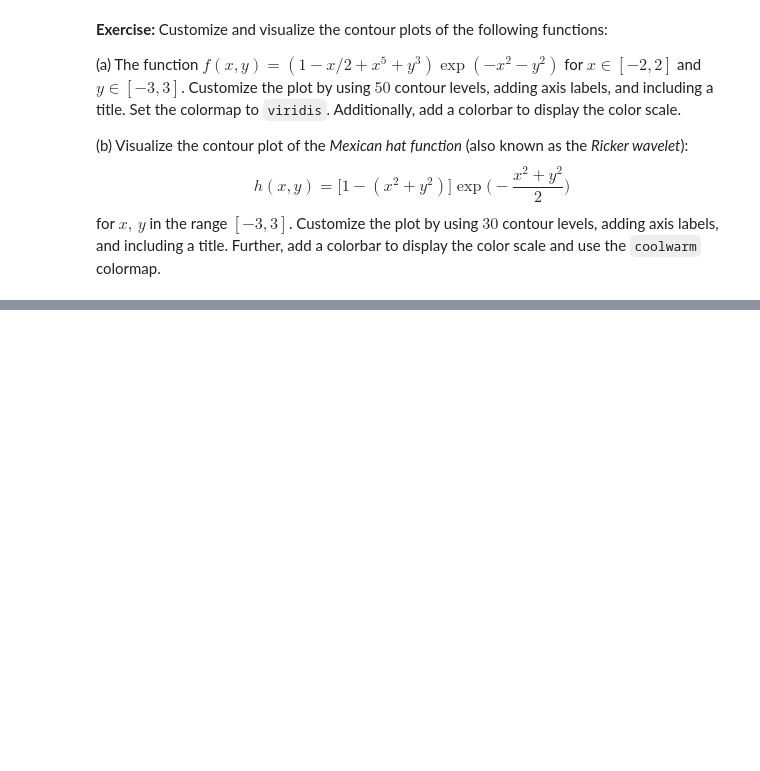
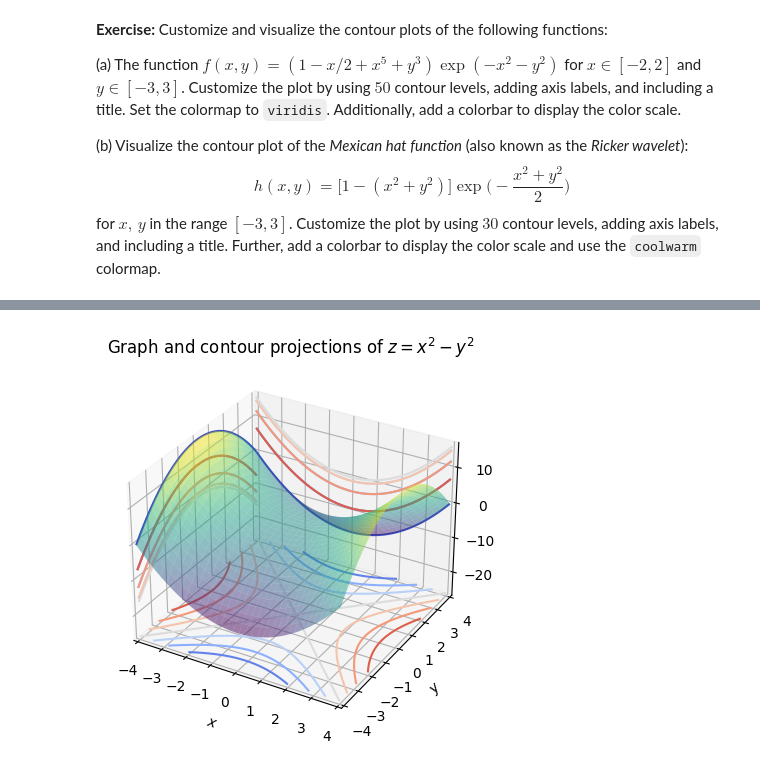
Before and after one commit to pzuehlke/Python-Tutorial, a Jupyter notebook: 7-introduction_to_matplotlib.ipynb, the cells around one changed output, grey strips where cells are left out. Saved outputs shown, nothing was run; the diff lists cells and outputs as text; code cells hidden in the pictures; blank space fills up the shorter version.

```diff
--- a/7-introduction_to_matplotlib.ipynb
+++ b/7-introduction_to_matplotlib.ipynb
@@ -502,0 +517,37 @@ colorbar to display the color scale and use the `coolwarm` colormap.
+# %%
+import numpy as np
+import matplotlib.pyplot as plt
+from mpl_toolkits.mplot3d import Axes3D
+
+
+# Define the function:
+f = lambda x, y: x**2 - y**2
+
+# Generate the x and y values:
+xs = np.linspace(-4, 4, 101)
+ys = np.linspace(-4, 4, 101)
+X, Y = np.meshgrid(xs, ys)
+# Calculate the z values:
+Z = f(X, Y)
+
+# Create the 3D plot:
+fig = plt.figure()
+ax = fig.add_subplot(111, projection='3d')
+ax.plot_surface(X, Y, Z, cmap='viridis', alpha=0.5)
+
+# Plot contour projections:
+z_offset = np.min(Z) - 10
+x_offset = -4
+y_offset = 4
+ax.contour(X, Y, Z, zdir='z', offset=z_offset, cmap='coolwarm')
+ax.contour(X, Y, Z, zdir='x', offset=x_offset, cmap='coolwarm')
+ax.contour(X, Y, Z, zdir='y', offset=y_offset, cmap='coolwarm')
+
+# Set axis limits and labels:
+ax.set(xlim=(x_offset, 4), ylim=(-4, y_offset), zlim=(z_offset, np.max(Z)),
+       xlabel='$ x $', ylabel='$ y $', zlabel='$ z $')
+# Specify the title:
+plt.title("Graph and contour projections of $ z = x^2 - y^2 $")
+plt.show()     # Display the plot.
+# %% [output]
+[figure, added]
```
Also changed, not shown: parts of 4 cells of this notebook.
